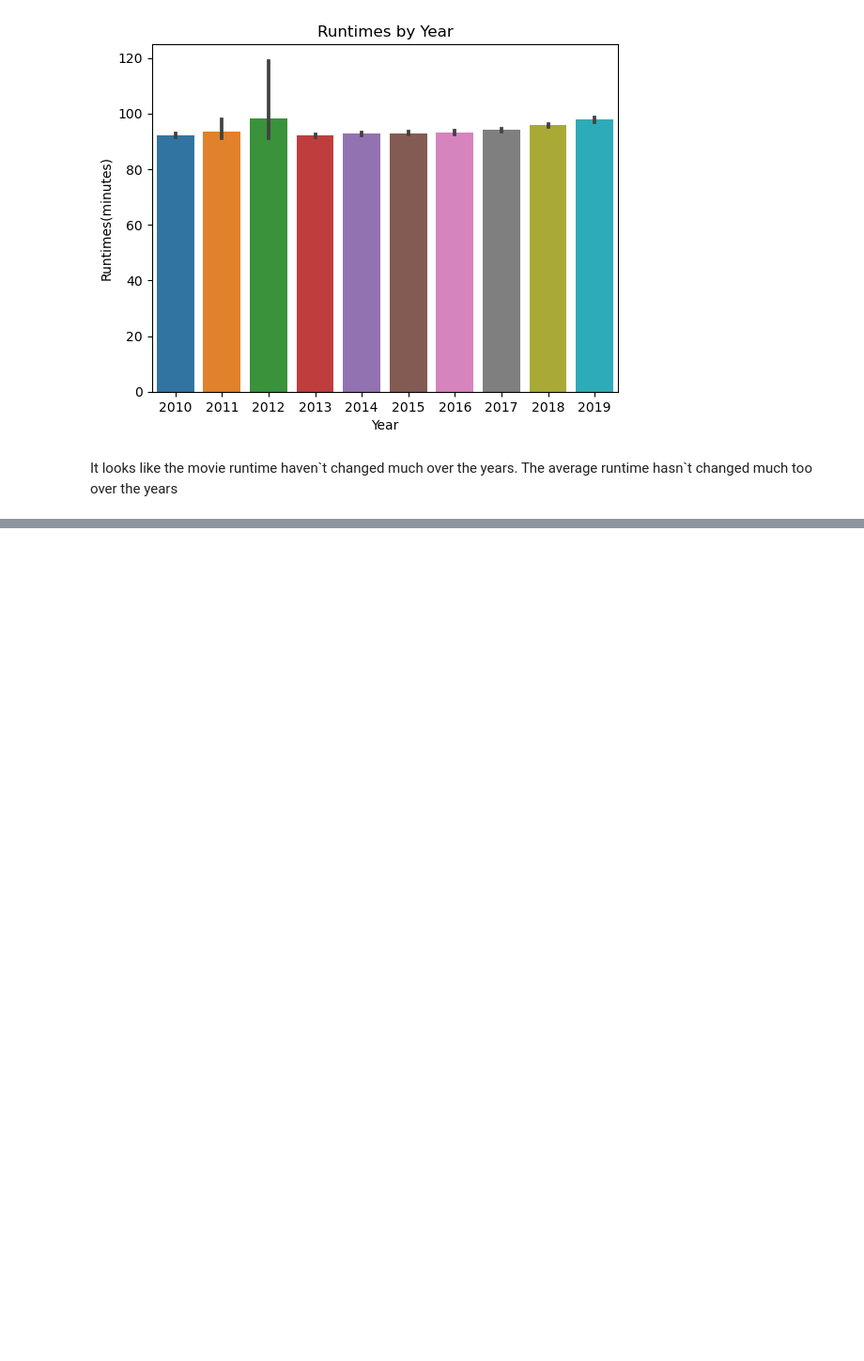
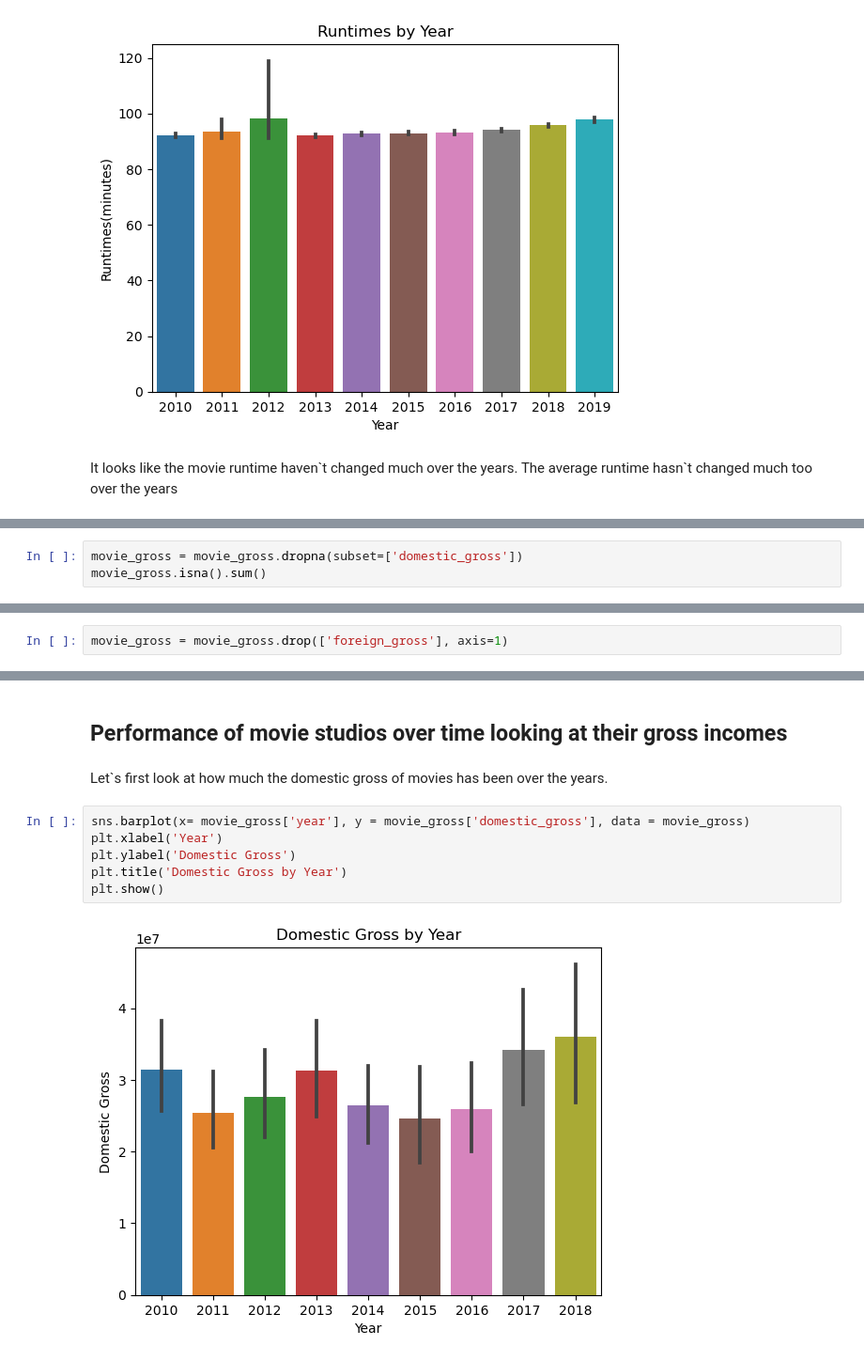
Before and after one commit to billymwangi/test, a Jupyter notebook: student.ipynb, the cells around one changed output, grey strips where cells are left out. Shown: that part at 94% size. Cells and saved outputs as stored; diff of their text form; blank space fills up the shorter version.

```diff
--- a/student.ipynb
+++ b/student.ipynb
@@ -349,0 +393,3 @@ It looks like the movie runtime haven\`t changed much over the years. The averag
+# %%
+movie_gross = movie_gross.dropna(subset=['domestic_gross'])
+movie_gross.isna().sum()
@@ -349,0 +413,2 @@ It looks like the movie runtime haven\`t changed much over the years. The averag
+# %%
+movie_gross = movie_gross.drop(['foreign_gross'], axis=1)
@@ -349,0 +429,12 @@ It looks like the movie runtime haven\`t changed much over the years. The averag
+# %% [markdown]
+## Performance of movie studios over time looking at their gross incomes
+# %% [markdown]
+Let`s first look at how much the domestic gross of movies has been over the years.
+# %%
+sns.barplot(x= movie_gross['year'], y = movie_gross['domestic_gross'], data = movie_gross)
+plt.xlabel('Year')
+plt.ylabel('Domestic Gross')
+plt.title('Domestic Gross by Year')
+plt.show()
+# %% [output]
+[figure, added]
```
Also changed, not shown: parts of 15 cells of this notebook.
